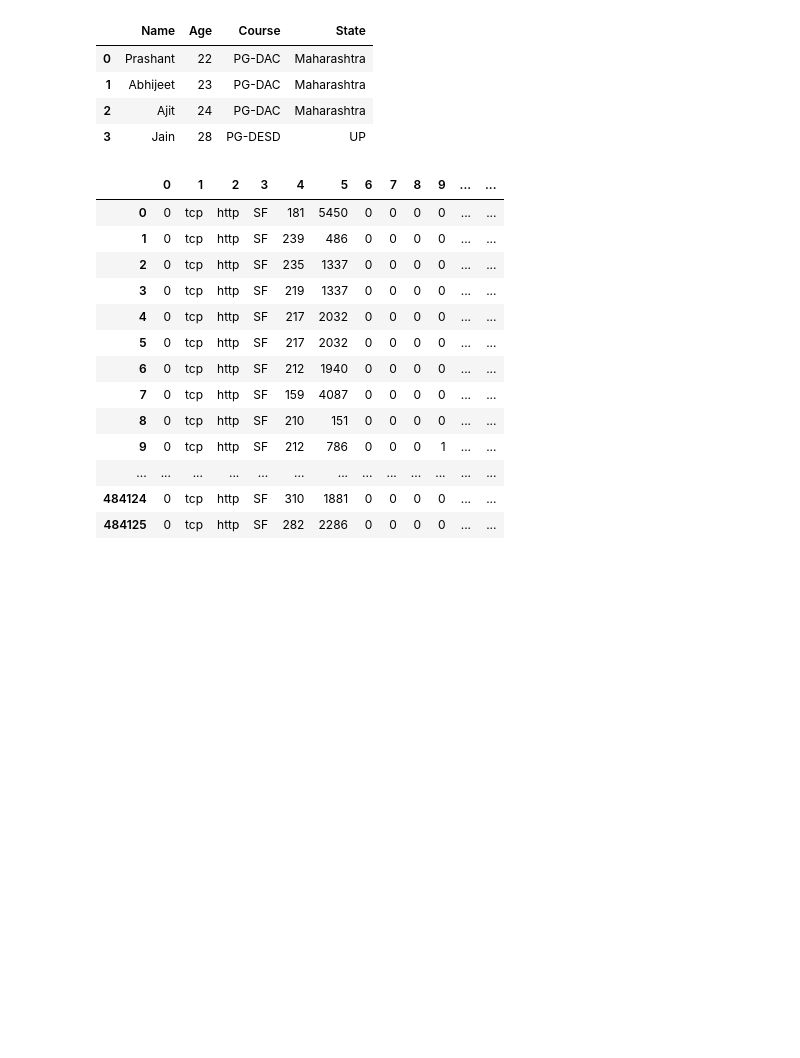
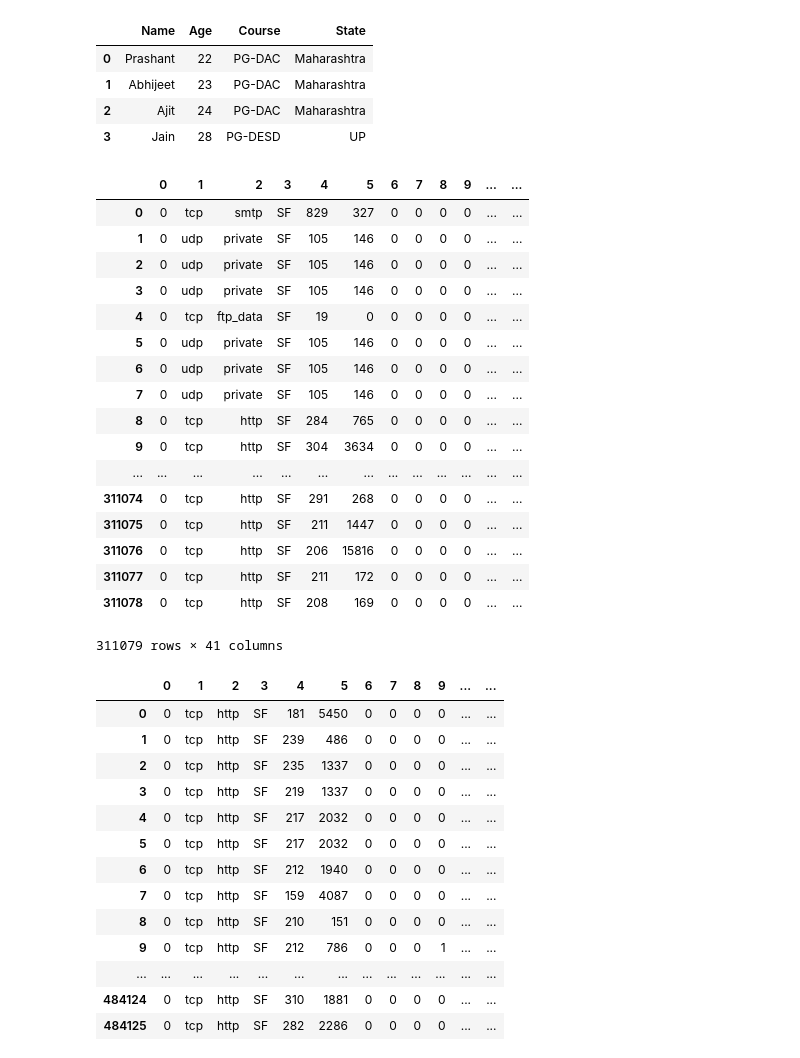
Before and after one commit to Mr-PrashantShinde/IDS-using-Machine-learning, a Jupyter notebook: Importing-csv.ipynb, the cells around one changed output. Cells and saved outputs as stored; diff of their text form; code cells hidden in the pictures; blank space fills up the shorter version.

Commit message:
imported dataset with unlabelled data

```diff
--- a/Importing-csv.ipynb
+++ b/Importing-csv.ipynb
@@ -9,6 +9,28 @@ pd.read_csv('/home/prashant/Desktop/CDAC_PROJECT/names.csv' , sep = ',' , )
 | 1 | Abhijeet | 23 | PG-DAC | Maharashtra |
 | 2 | Ajit | 24 | PG-DAC | Maharashtra |
 | 3 | Jain | 28 | PG-DESD | UP |
+# %%
+import pandas as pd
+pd.read_csv('/home/prashant/Desktop/CDAC_PROJECT/kddcup-newtestdata_10_percent_unlabeled.csv', header=None)
+# %% [output]
+|  | 0 | 1 | 2 | 3 | 4 | 5 | 6 | 7 | 8 | 9 | ... | ... |
+| 0 | 0 | tcp | smtp | SF | 829 | 327 | 0 | 0 | 0 | 0 | ... | ... |
+| 1 | 0 | udp | private | SF | 105 | 146 | 0 | 0 | 0 | 0 | ... | ... |
+| 2 | 0 | udp | private | SF | 105 | 146 | 0 | 0 | 0 | 0 | ... | ... |
+| 3 | 0 | udp | private | SF | 105 | 146 | 0 | 0 | 0 | 0 | ... | ... |
+| 4 | 0 | tcp | ftp_data | SF | 19 | 0 | 0 | 0 | 0 | 0 | ... | ... |
+| 5 | 0 | udp | private | SF | 105 | 146 | 0 | 0 | 0 | 0 | ... | ... |
+| 6 | 0 | udp | private | SF | 105 | 146 | 0 | 0 | 0 | 0 | ... | ... |
+| 7 | 0 | udp | private | SF | 105 | 146 | 0 | 0 | 0 | 0 | ... | ... |
+| 8 | 0 | tcp | http | SF | 284 | 765 | 0 | 0 | 0 | 0 | ... | ... |
+| 9 | 0 | tcp | http | SF | 304 | 3634 | 0 | 0 | 0 | 0 | ... | ... |
+| ... | ... | ... | ... | ... | ... | ... | ... | ... | ... | ... | ... | ... |
+| 311074 | 0 | tcp | http | SF | 291 | 268 | 0 | 0 | 0 | 0 | ... | ... |
+| 311075 | 0 | tcp | http | SF | 211 | 1447 | 0 | 0 | 0 | 0 | ... | ... |
+| 311076 | 0 | tcp | http | SF | 206 | 15816 | 0 | 0 | 0 | 0 | ... | ... |
+| 311077 | 0 | tcp | http | SF | 211 | 172 | 0 | 0 | 0 | 0 | ... | ... |
+| 311078 | 0 | tcp | http | SF | 208 | 169 | 0 | 0 | 0 | 0 | ... | ... |
+311079 rows × 41 columns
 # %%
 import pandas as pd
 from io import StringIO
```
